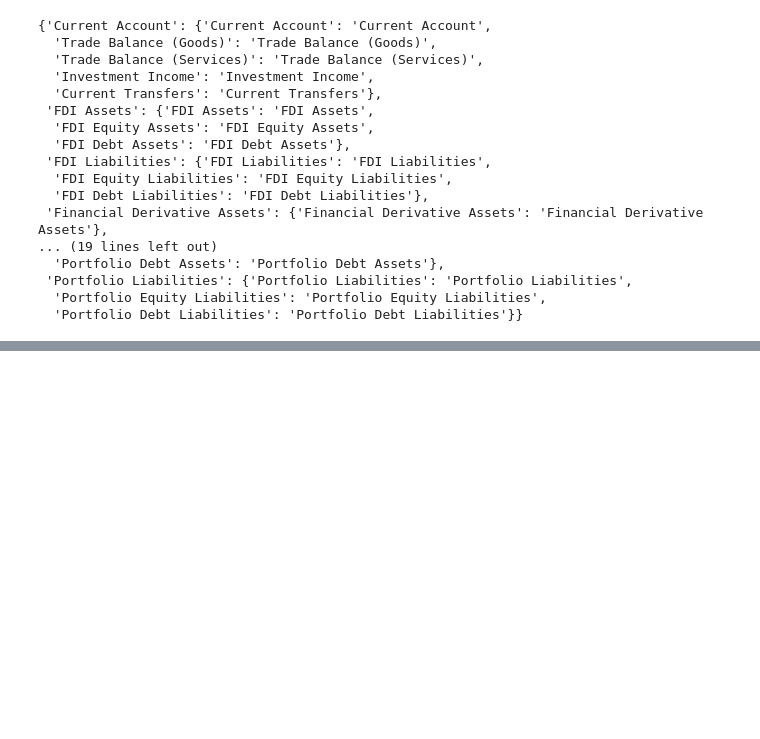
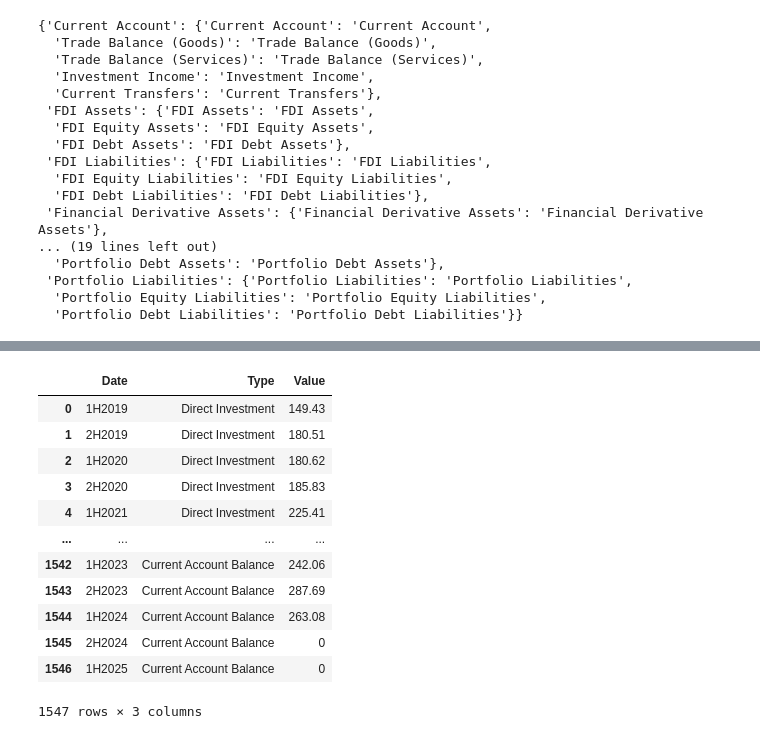
Before and after one commit to aizudeen11/cfm-nlp, a Jupyter notebook: main.ipynb, the cells around one changed output, grey strips where cells are left out. Cells and saved outputs as stored; diff of their text form; code cells hidden in the pictures; blank space fills up the shorter version.

```diff
--- a/main.ipynb
+++ b/main.ipynb
@@ -483,0 +459,24 @@ dict2
+# %%
+import plotly.express as px
+import pandas as pd
+
+dataF = all_df[3].drop(['Group','Region'], axis=1).T.reset_index()
+dataF.columns = dataF.iloc[0]
+dataF = dataF.iloc[1:]
+dataF.rename(columns={'Type': 'Date'}, inplace=True)
+dataF = dataF.melt(id_vars="Date", var_name="Type", value_name="Value")
+dataF
+# %% [output]
+|  | Date | Type | Value |
+| 0 | 1H2019 | Direct Investment | 149.43 |
+| 1 | 2H2019 | Direct Investment | 180.51 |
+| 2 | 1H2020 | Direct Investment | 180.62 |
+| 3 | 2H2020 | Direct Investment | 185.83 |
+| 4 | 1H2021 | Direct Investment | 225.41 |
+| ... | ... | ... | ... |
+| 1542 | 1H2023 | Current Account Balance | 242.06 |
+| 1543 | 2H2023 | Current Account Balance | 287.69 |
+| 1544 | 1H2024 | Current Account Balance | 263.08 |
+| 1545 | 2H2024 | Current Account Balance | 0 |
+| 1546 | 1H2025 | Current Account Balance | 0 |
+1547 rows × 3 columns
```
Also changed, not shown: parts of 4 cells of this notebook, 5 other files.
